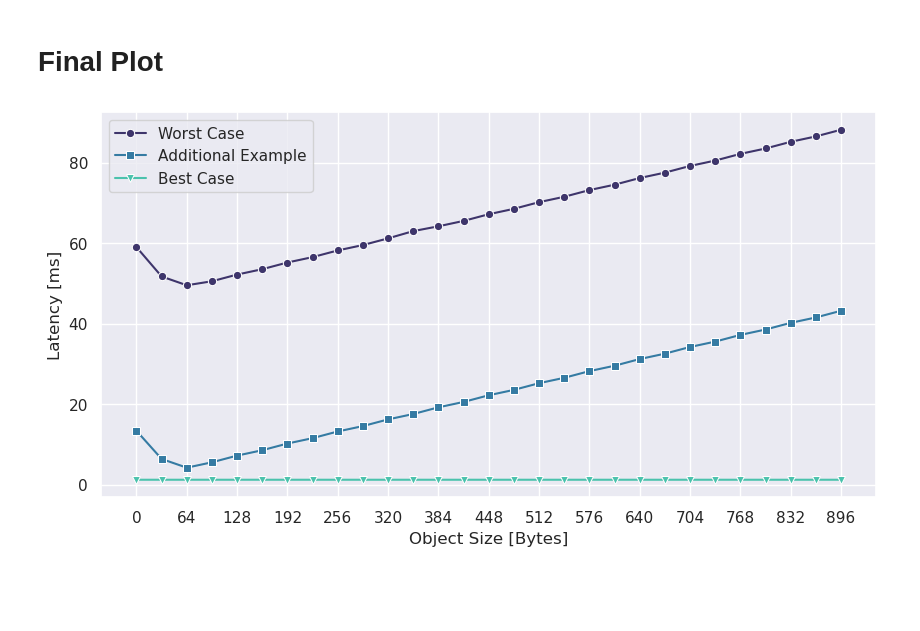
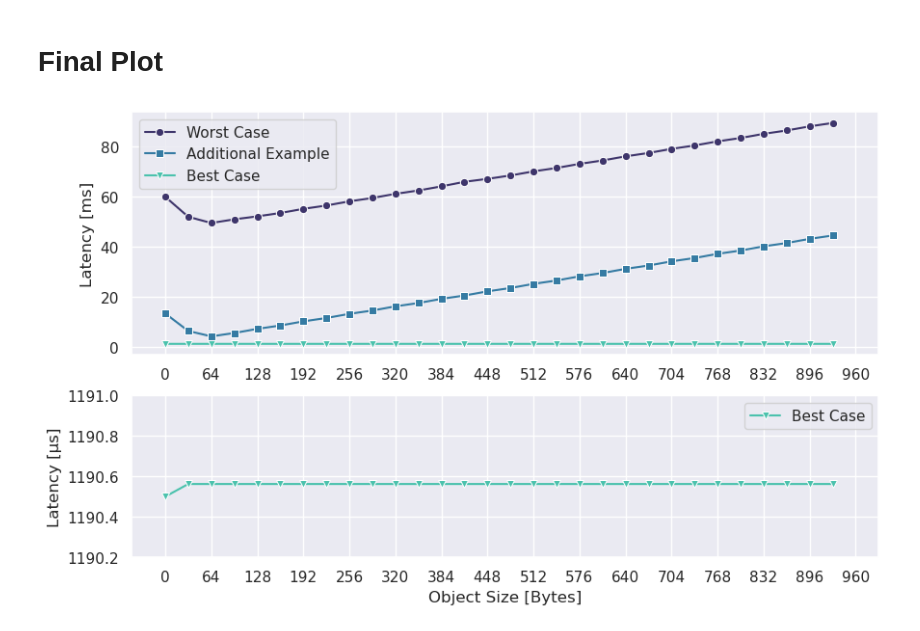
Before and after one commit to markus-gerber/vnv-heap, a Jupyter notebook: zephyr/vnv_heap_benchmark/analysis/deallocate.ipynb, the cells around one changed output. Drawn from its saved outputs; the diff is of its cells as text; code cells hidden in the pictures; blank space fills up the shorter version.

```diff
--- a/zephyr/vnv_heap_benchmark/analysis/deallocate.ipynb
+++ b/zephyr/vnv_heap_benchmark/analysis/deallocate.ipynb
@@ -2,7 +2,7 @@
 # Allocate Benchmarks
 # %%
 # select measurement file
-file_name = "../output/2024-08-06 11-22-51 new.json"
+file_name = "../output/2024-08-06 16-43-44 new2.json"
 
 # select style options
 grey_fill_between = False
@@ -118,37 +87,72 @@ from util.plot import set_gird, save_plot, set_theme
 from util.convert import scale_data
 import seaborn as sns
 import matplotlib.pyplot as plt
+from matplotlib import gridspec
 
 set_theme()
 
-fig, ax = plt.subplots()
-fig.set_figheight(5)
+fig = plt.figure(1)
+fig.set_figheight(6)
 fig.set_figwidth(10)
+
+gs = gridspec.GridSpec(nrows=2, ncols=1, height_ratios=[1.5, 1])
+
+ax = plt.subplot(gs[0])
 
 unit = "ms"
 
 if len(deallocate_max) != 0:
     deallocate_max_scaled = scale_data(deallocate_max, unit)
     sns.lineplot(ax=ax, x=deallocate_max_scaled["options.object_size"], y=deallocate_max_scaled["mean"], label="Worst Case", markers=["o"], marker="o")
     ax.fill_between(deallocate_max_scaled["options.object_size"], deallocate_max_scaled["min"], deallocate_max_scaled["max"], alpha=0.2, **fill_between_args)
 
 
 if len(deallocate_case1) != 0:
     deallocate_case1_scaled = scale_data(deallocate_case1, unit)
     sns.lineplot(ax=ax, x=deallocate_case1_scaled["options.object_size"], y=deallocate_case1_scaled["mean"], label="Additional Example", markers=["o"], marker="s")
     ax.fill_between(deallocate_case1_scaled["options.object_size"], deallocate_case1_scaled["min"], deallocate_case1_scaled["max"], alpha=0.2, **fill_between_args)
 
 
 if len(deallocate_min) != 0:
     deallocate_min_scaled = scale_data(deallocate_min, unit)
     sns.lineplot(ax=ax, x=deallocate_min_scaled["options.object_size"], y=deallocate_min_scaled["mean"], label="Best Case", markers=["o"], marker="v")
     ax.fill_between(deallocate_min_scaled["options.object_size"], deallocate_min_scaled["min"], deallocate_min_scaled["max"], alpha=0.2, **fill_between_args)
 
 set_gird(64, max(deallocate_min["options.object_size"].max(), deallocate_max["options.object_size"].max()), ax)
 
+ax.set_xlabel(None)
+ax.set_ylabel(f"Latency [{unit}]")
+
+set_theme(3, 2)
+
+ax = plt.subplot(gs[1])
+
+unit = "µs"
+
+# if len(deallocate_max) != 0:
+#     deallocate_max_scaled = scale_data(deallocate_max, unit)
+#     sns.lineplot(ax=ax, x=deallocate_max_scaled["options.object_size"], y=deallocate_max_scaled["mean"], label="Worst Case", markers=["o"], marker="o")
+#     ax.fill_between(deallocate_max_scaled["options.object_size"], deallocate_max_scaled["min"], deallocate_max_scaled["max"], alpha=0.2, **fill_between_args)
+
+
+# if len(deallocate_case1) != 0:
+#     deallocate_case1_scaled = scale_data(deallocate_case1, unit)
+#     sns.lineplot(ax=ax, x=deallocate_case1_scaled["options.object_size"], y=deallocate_case1_scaled["mean"], label="Additional Example", markers=["o"], marker="s")
+#     ax.fill_between(deallocate_case1_scaled["options.object_size"], deallocate_case1_scaled["min"], deallocate_case1_scaled["max"], alpha=0.2, **fill_between_args)
+
+
+if len(deallocate_min) != 0:
+    deallocate_min_scaled = scale_data(deallocate_min, unit)
+    sns.lineplot(ax=ax, x=deallocate_min_scaled["options.object_size"], y=deallocate_min_scaled["mean"], label="Best Case", markers=["o"], marker="v")
+    ax.fill_between(deallocate_min_scaled["options.object_size"], deallocate_min_scaled["min"], deallocate_min_scaled["max"], alpha=0.2, **fill_between_args)
+
+set_gird(64, max(deallocate_min["options.object_size"].max(), deallocate_max["options.object_size"].max()), ax)
+
 ax.set_xlabel("Object Size [Bytes]")
 ax.set_ylabel(f"Latency [{unit}]")
+ax.set_ylim(bottom=1190.2, top=1191)
+
 
 save_plot("deallocate")
 # %% [output]
-[figure, old version]
+[figure, new version]
```
Also changed, not shown: parts of 3 cells of this notebook, 9 other files.
